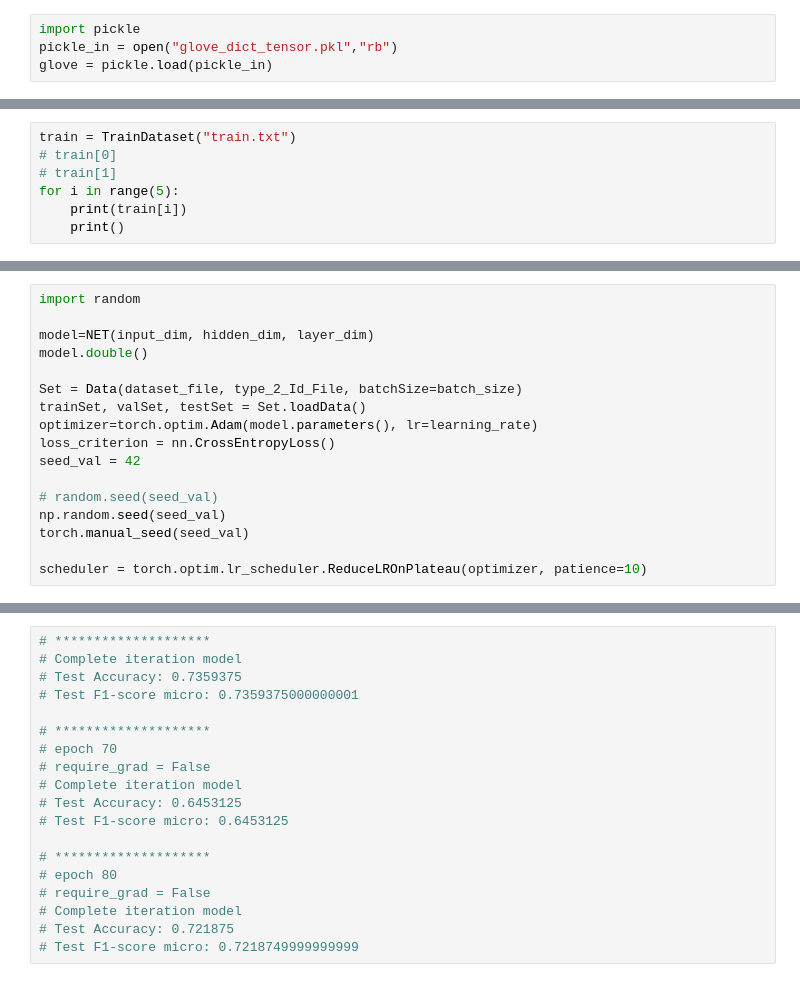
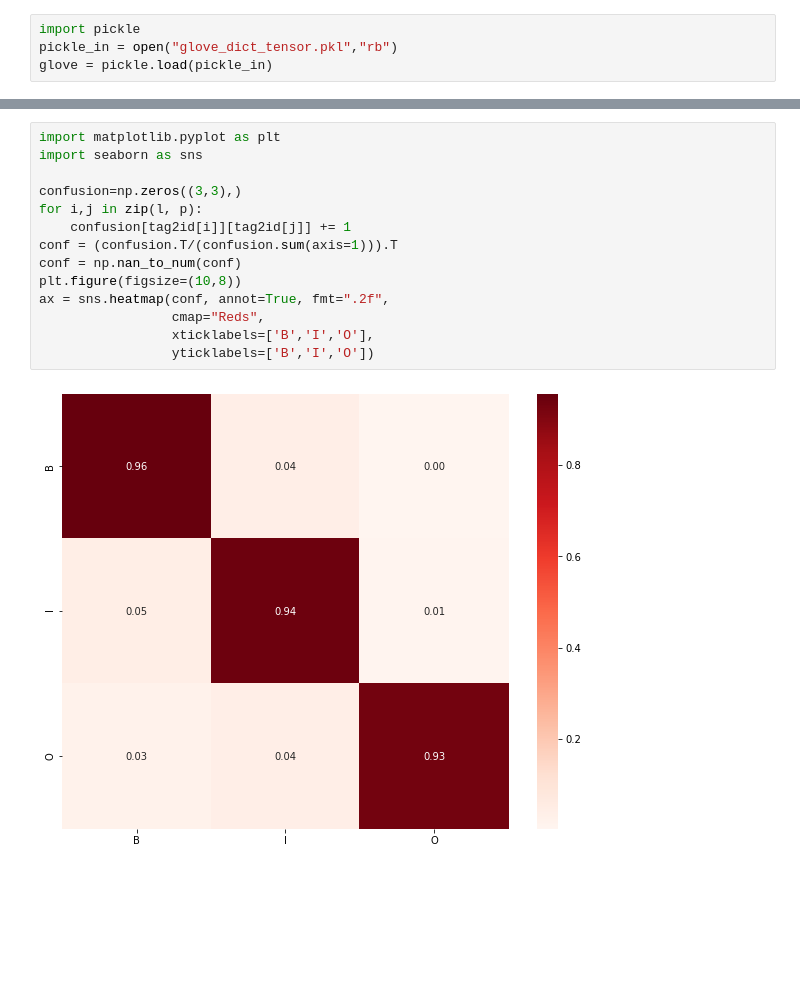
Before and after one commit to hundredrab/CS626-aut20, a Jupyter notebook: assignment2/BiLSTM/Chunking_BiLSTM.ipynb, the cells around one changed output, grey strips where cells are left out. Drawn from its saved outputs; the diff is of its cells as text; blank space fills up the shorter version.

```diff
--- a/assignment2/BiLSTM/Chunking_BiLSTM.ipynb
+++ b/assignment2/BiLSTM/Chunking_BiLSTM.ipynb
@@ -81,7 +118,0 @@ for tags in sentences_tags:
-# %%
-train = TrainDataset("train.txt")
-# train[0]
-# train[1]
-for i in range(5):
-    print(train[i])
-    print()
@@ -525,17 +300,0 @@ class NET(nn.Module):
-# %%
-import random
-
-model=NET(input_dim, hidden_dim, layer_dim)
-model.double()
-
-Set = Data(dataset_file, type_2_Id_File, batchSize=batch_size)
-trainSet, valSet, testSet = Set.loadData()
-optimizer=torch.optim.Adam(model.parameters(), lr=learning_rate)
-loss_criterion = nn.CrossEntropyLoss()
-seed_val = 42
-
-# random.seed(seed_val)
-np.random.seed(seed_val)
-torch.manual_seed(seed_val)
-
-scheduler = torch.optim.lr_scheduler.ReduceLROnPlateau(optimizer, patience=10)
@@ -799,19 +414,16 @@ Test F1-score micro: 0.4167272727272727
-# %%
-# ********************
-# Complete iteration model
-# Test Accuracy: 0.7359375
-# Test F1-score micro: 0.7359375000000001
-
-# ********************
-# epoch 70
-# require_grad = False
-# Complete iteration model
-# Test Accuracy: 0.6453125
-# Test F1-score micro: 0.6453125
-
-# ********************
-# epoch 80
-# require_grad = False
-# Complete iteration model
-# Test Accuracy: 0.721875
-# Test F1-score micro: 0.7218749999999999
+# %%
+import matplotlib.pyplot as plt
+import seaborn as sns
+
+confusion=np.zeros((3,3),)
+for i,j in zip(l, p):
+    confusion[tag2id[i]][tag2id[j]] += 1
+conf = (confusion.T/(confusion.sum(axis=1))).T
+conf = np.nan_to_num(conf)
+plt.figure(figsize=(10,8))
+ax = sns.heatmap(conf, annot=True, fmt=".2f",
+                 cmap="Reds",
+                 xticklabels=['B','I','O'],
+                 yticklabels=['B','I','O'])
+# %% [output]
+[figure, added]
```
Also changed, not shown: parts of 29 cells of this notebook, 3 other files.
